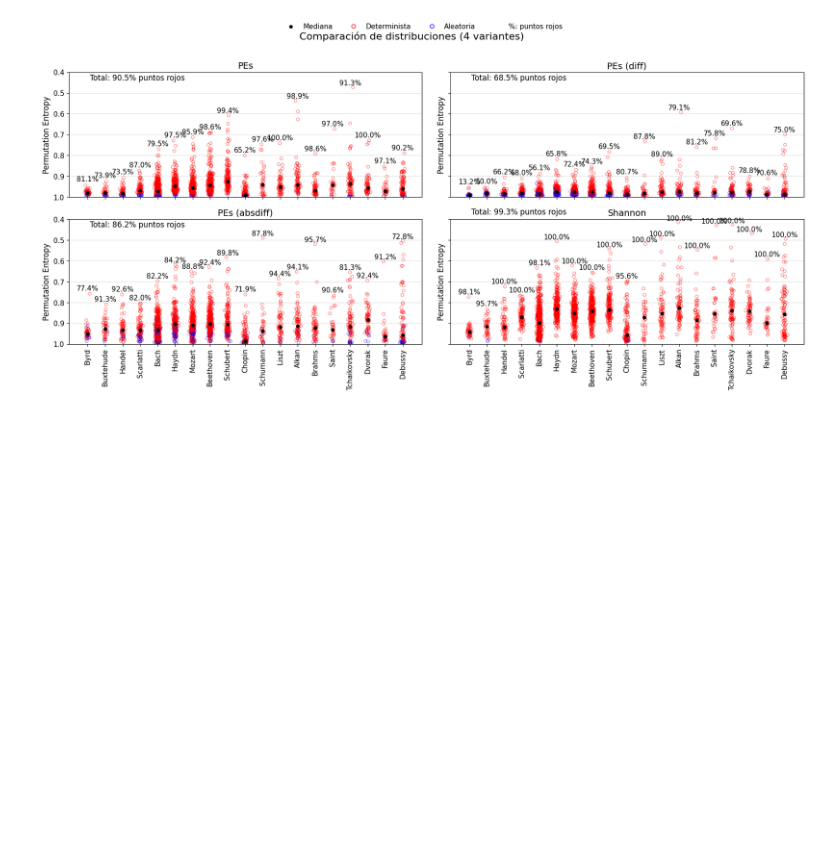
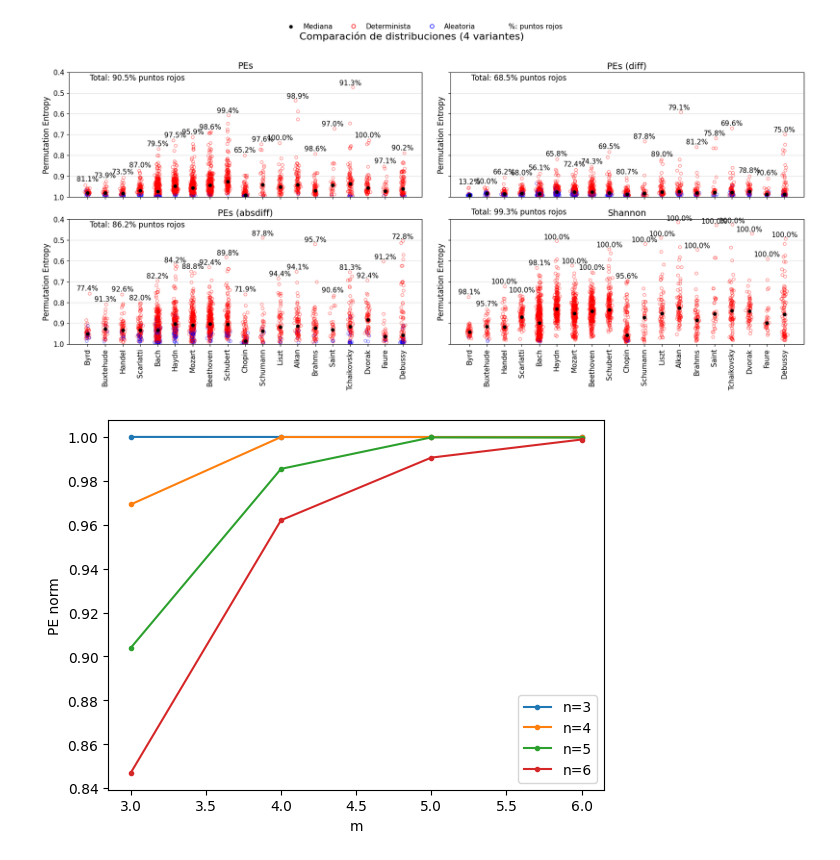
Before and after one commit to EduardoGarcia528/Tesis, a Jupyter notebook: musica-tesis/Limpiar_piezas.ipynb, the cells around one changed output. Drawn from its saved outputs; the diff is of its cells as text; code cells hidden in the pictures; blank space fills up the shorter version.

```diff
--- a/musica-tesis/Limpiar_piezas.ipynb
+++ b/musica-tesis/Limpiar_piezas.ipynb
@@ -1081,3 +1081,17 @@ plt.margins(x=0.02)
 plt.show()
 # %% [output]
 [figure]
+# %%
+import numpy as np
+import matplotlib.pyplot as plt
+
+for n in range(3,7):
+    arr = np.load(f'PEs/PEs_op_smm{n}.npy')
+    plt.plot(range(3,7),arr, marker = '.', label=f'n={n}')
+plt.legend()
+plt.xlabel('m')
+plt.ylabel('PE norm')
+# plt.ylim(0,1)
+plt.show()
+# %% [output]
+[figure, added]
```
Also changed, not shown: parts of 1 cell of this notebook, 12 other files.
